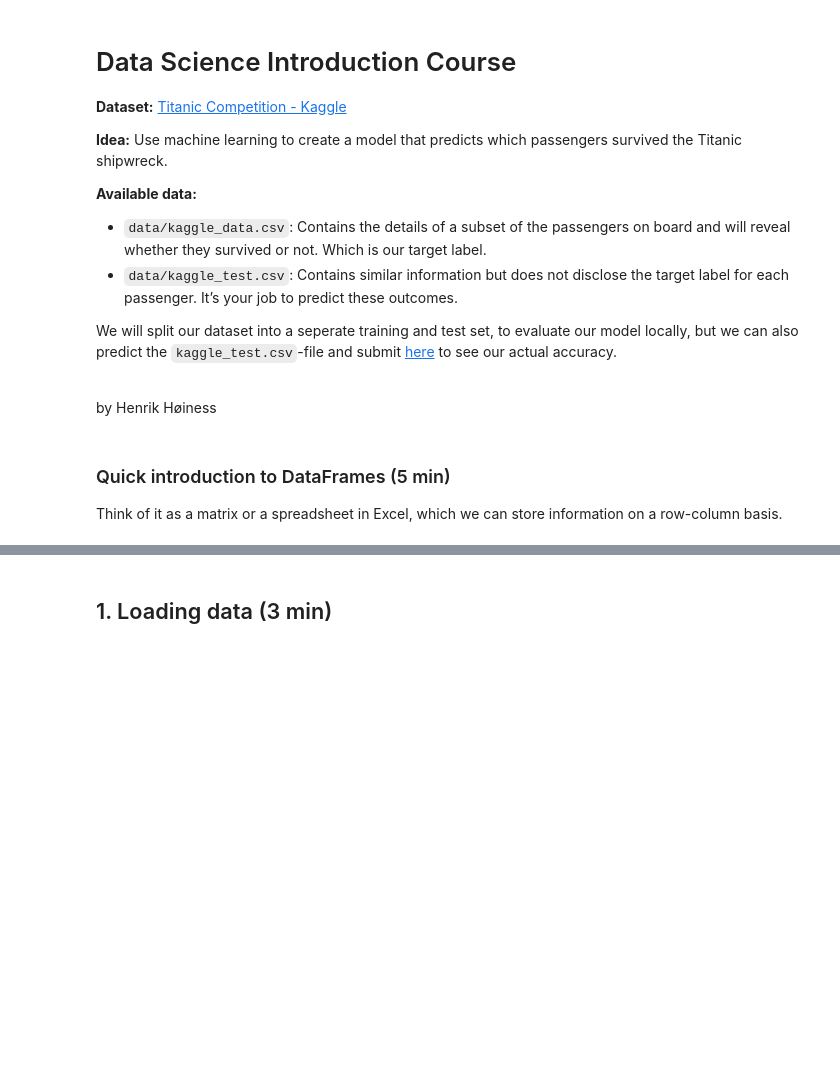
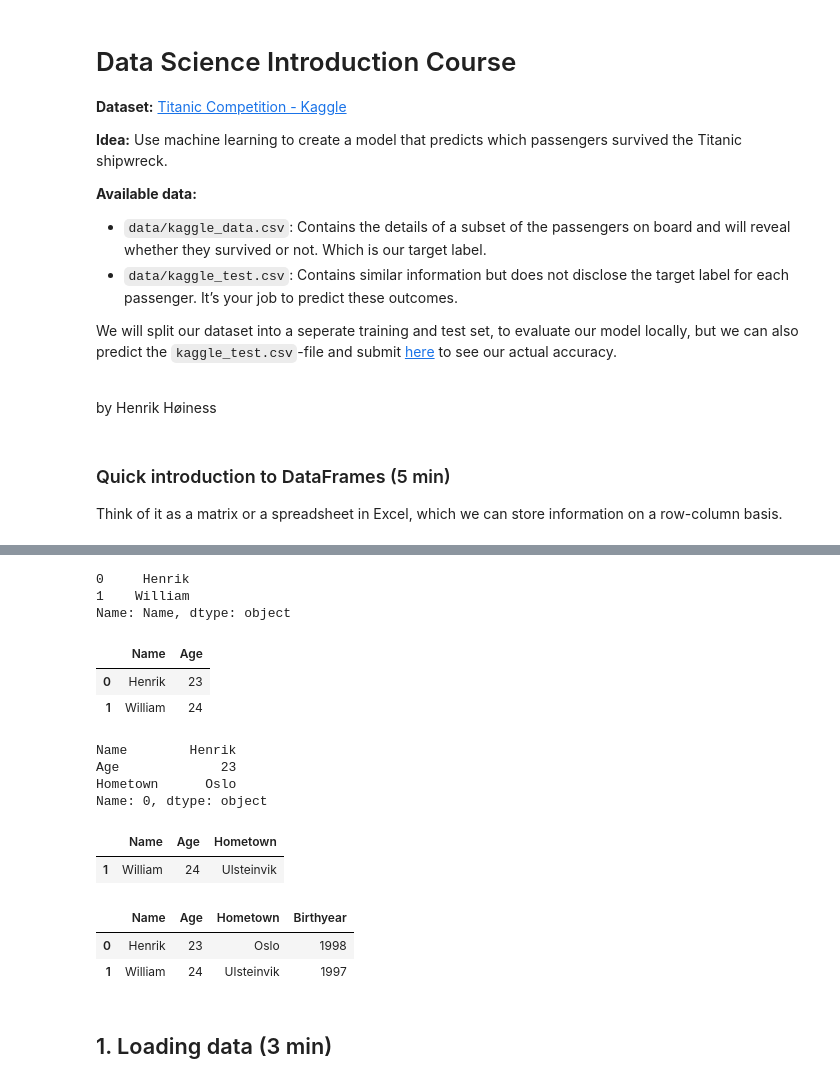
Before and after one commit to BRAIN-NTNU/data-science-course, a Jupyter notebook: [For Participants] Data Science Course - Titanic.ipynb, the cells around one changed output, grey strips where cells are left out. Saved outputs shown, nothing was run; the diff lists cells and outputs as text; code cells hidden in the pictures; blank space fills up the shorter version.

```diff
--- a/[For Participants] Data Science Course - Titanic.ipynb
+++ b/[For Participants] Data Science Course - Titanic.ipynb
@@ -28,25 +32,46 @@ example_df
 # %%
 # Get Name-column as a Series (list of column values with index)
-...
+example_df["Name"]
+# %% [output]
+0     Henrik
+1    William
+Name: Name, dtype: object
 # %%
 # Get a dataframe containing Name and Age columns
-...
+example_df[["Name", "Age"]]
+# %% [output]
+|  | Name | Age |
+| 0 | Henrik | 23 |
+| 1 | William | 24 |
 # %%
 # Get first row of dataframe
-...
+example_df.loc[0]
+# %% [output]
+Name        Henrik
+Age             23
+Hometown      Oslo
+Name: 0, dtype: object
 # %%
 # Get persons older than 23
-...
+example_df[example_df["Age"] > 23 ]
 
 # Comment: example_df["Age"] > 23 will create a boolean list, which says which indices to include in result
+# %% [output]
+|  | Name | Age | Hometown |
+| 1 | William | 24 | Ulsteinvik |
 # %%
 # Add column with year of birth
 from datetime import datetime
 
 year_today = datetime.now().year
-...
+example_df["Birthyear"] = year_today - example_df["Age"]
+
 
 example_df
+# %% [output]
+|  | Name | Age | Hometown | Birthyear |
+| 0 | Henrik | 23 | Oslo | 1998 |
+| 1 | William | 24 | Ulsteinvik | 1997 |
 # %% [markdown]
 ## 1. Loading data (3 min)
 # %% [markdown]
```
Also changed, not shown: parts of 2 cells of this notebook, 1 other file.
